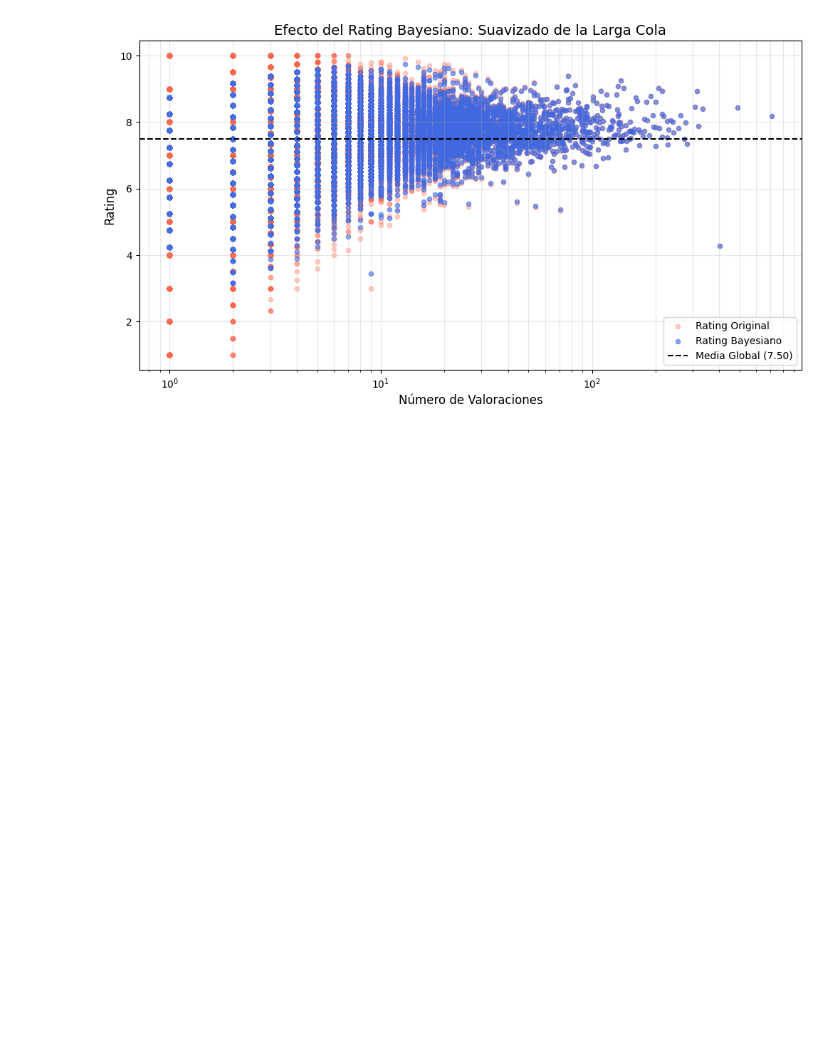
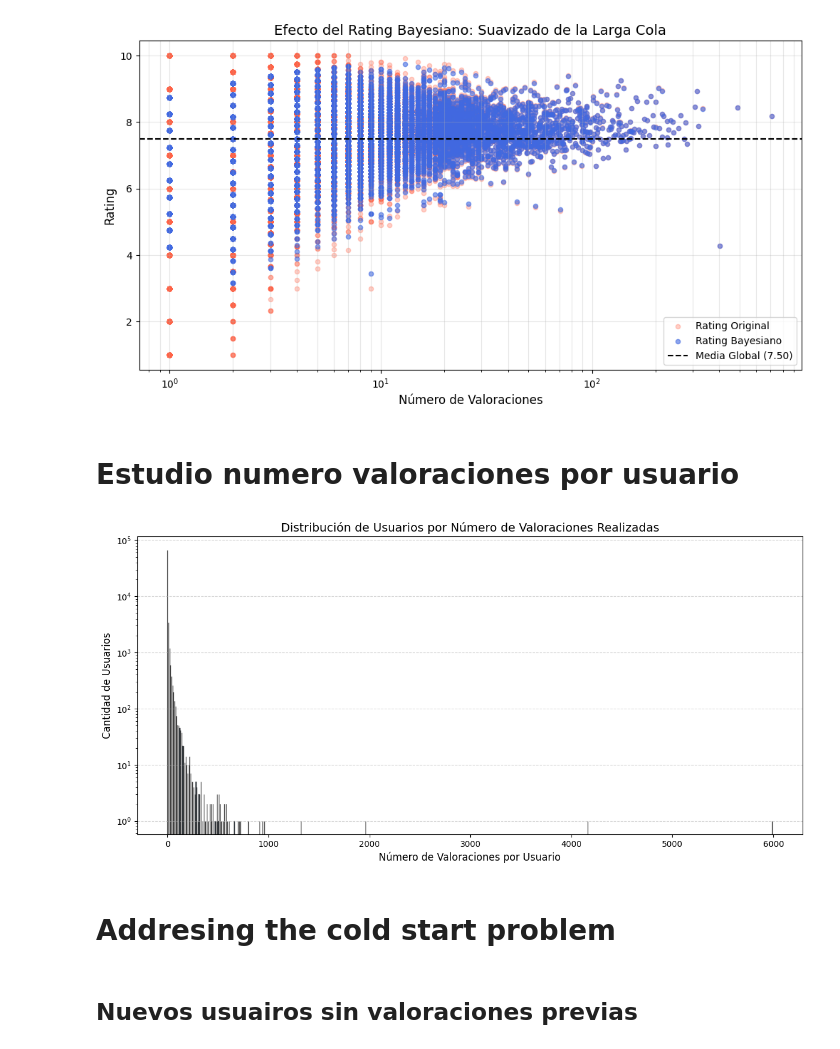
Before and after one commit to yabol02/recommender_systems, a Jupyter notebook: notebooks/eda_collaborative_filtering.ipynb, the cells around one changed output. Cells and saved outputs as stored; diff of their text form; code cells hidden in the pictures; blank space fills up the shorter version.

Commit message:
Added diagrams and updated EDA

```diff
--- a/notebooks/eda_collaborative_filtering.ipynb
+++ b/notebooks/eda_collaborative_filtering.ipynb
@@ -522,3 +522,40 @@ plt.grid(True, which="both", alpha=0.3)
 plt.show()
 # %% [output]
 [figure]
+# %% [markdown]
+# Estudio numero valoraciones por usuario
+# %%
+# Agrupar usuarios por número de valoraciones en bins de 10
+user_rating_counts = duckdb.sql("""
+    SELECT
+        FLOOR(num_ratings / 10) * 10 AS rating_bin,
+        COUNT(*) AS num_users
+    FROM user_metrics
+    GROUP BY FLOOR(num_ratings / 10) * 10
+    ORDER BY rating_bin
+""").pl()
+# user_rating_counts = duckdb.sql("""
+#     SELECT num_ratings, COUNT(*) AS num_users
+#     FROM user_metrics
+#     GROUP BY num_ratings
+#     ORDER BY num_ratings
+# """).pl()
+
+plt.figure(figsize=(12, 6))
+plt.bar(user_rating_counts['rating_bin'].to_list(), user_rating_counts['num_users'].to_list(),
+        color='steelblue', alpha=0.7, edgecolor='black')
+
+plt.title('Distribución de Usuarios por Número de Valoraciones Realizadas', fontsize=14)
+plt.xlabel('Número de Valoraciones por Usuario', fontsize=12)
+plt.ylabel('Cantidad de Usuarios', fontsize=12)
+plt.yscale('log')  # Escala logarítmica para ver mejor la cola
+plt.grid(axis='y', linestyle='--', alpha=0.5)
+
+plt.tight_layout()
+plt.show()
+# %% [output]
+[figure, added]
+# %% [markdown]
+# Addresing the cold start problem
+# %% [markdown]
+## Nuevos usuairos sin valoraciones previas
```
Also changed, not shown: parts of 15 cells of this notebook, 2 other files.
